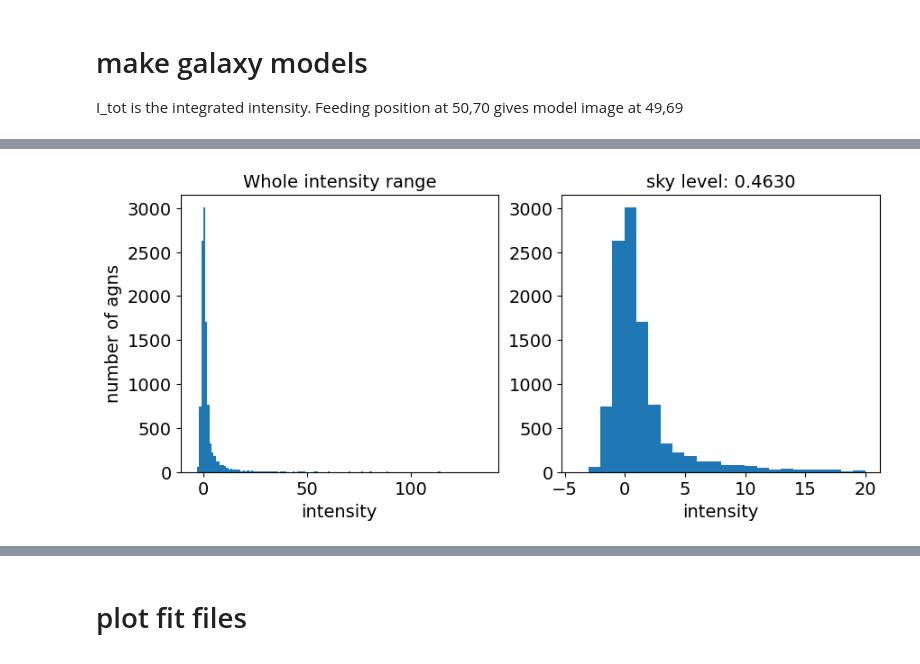
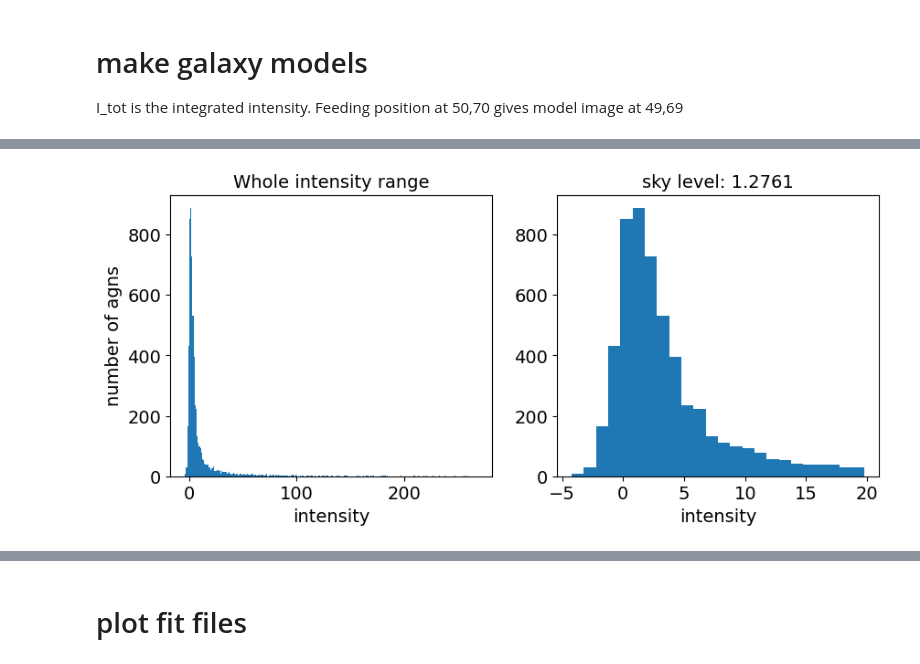
Before and after one commit to insepien/dualAGN, a Jupyter notebook: scrap_notebooks/checkFit.ipynb, the cells around one changed output, grey strips where cells are left out. Saved outputs shown, nothing was run; the diff lists cells and outputs as text; code cells hidden in the pictures.

```diff
--- a/scrap_notebooks/checkFit.ipynb
+++ b/scrap_notebooks/checkFit.ipynb
@@ -558,5 +535,5 @@ def mask_image(image,rad,intens,agn_mask_size):
 # %%
-on = "J1215+1344"
+on = "J0328-0710"
 imageFile = glob.glob(os.path.expanduser("~/agn-result/box/final_cut/"+on+"*"))[-1]
 imageAGN = fits.getdata(os.path.expanduser(imageFile))
 with open(os.path.expanduser("~/research-data/psf-results/psf_pkls/psf_"+on+".pkl"),"rb") as f:
@@ -576,33 +553,33 @@ def make1model(xpos,ypos,function_dict,psf,dataImage):
     func_set_dict = {'X0': xpos, 'Y0': ypos,
                     'function_list': [function_dict]}
     funcset = [func_set_dict]
     model= pyimfit.ModelDescription.dict_to_ModelDescription({'function_sets':funcset})
     fitter = pyimfit.Imfit(model,psf=psf)
     return fitter
 
 
 sersic_dict, psf_dict, gaussian_dict, flatsky_dict, flatbar_dict, exp_dict = makeModelDict(PA_ss=200, ell_ss=0.1, n_ss=1, I_ss=1, r_ss=20, Itot=itot,
                                                                      PA_lim=[0,360], ell_lim=[0.0,1.0], I_lim=[0.1,Imax],
                                                                      Iss_lim=[0.1,Imax], rss_lim=[0.1,framelim], Itot_lim=[0.1,1e4],
                                                                      sigma = 5, sigma_lim = [1,20], Isky = 2.5, Isky_lim =[0,10],
                                                                      h1=10,h2=10,h_lim=[0.1,framelim],alpha=0.1,alpha_lim=[0.1,framelim])
 
 
 # make models
 hlim_max=1000
 models_n1 = galaxy_model(X0=xs[0], Y0=ys[0],
                          X1=xs[1], Y1=ys[1],
                          Xss0=xs[0], Yss0=ys[0],
                          Xss1=xs[1], Yss1=ys[1],
                          Xlim=[0,framelim], Ylim=[0,framelim], Xsslim = [0,framelim], Ysslim=[0,framelim],
                          PA_ss=200, ell_ss=0.1, n_ss=1, I_ss=1, r_ss=20, Itot=itot,
                          PA_lim=[0,360], ell_lim=[0.0,1.0], I_lim=[0.1,Imax],
                          Iss_lim=[0.1,Imax], rss_lim=[0.1,framelim], Itot_lim=[0.1,1e4],
                          sigma = 5, sigma_lim = [1,20],midf=midF, Isky = 2.5, Isky_lim =[0,10],
                          h1=10,h2=10,h_lim=[0.1,hlim_max],alpha=0.1,alpha_lim=[0.1,framelim])
 
 sky = find_sky(imageAGN,plothist=True)
 # %% [output]
-[figure, old version]
+[figure, new version]
 # %%
 plt.imshow(imageAGN, norm='symlog')
```
Also changed, not shown: parts of 9 cells of this notebook, 8 other files.
